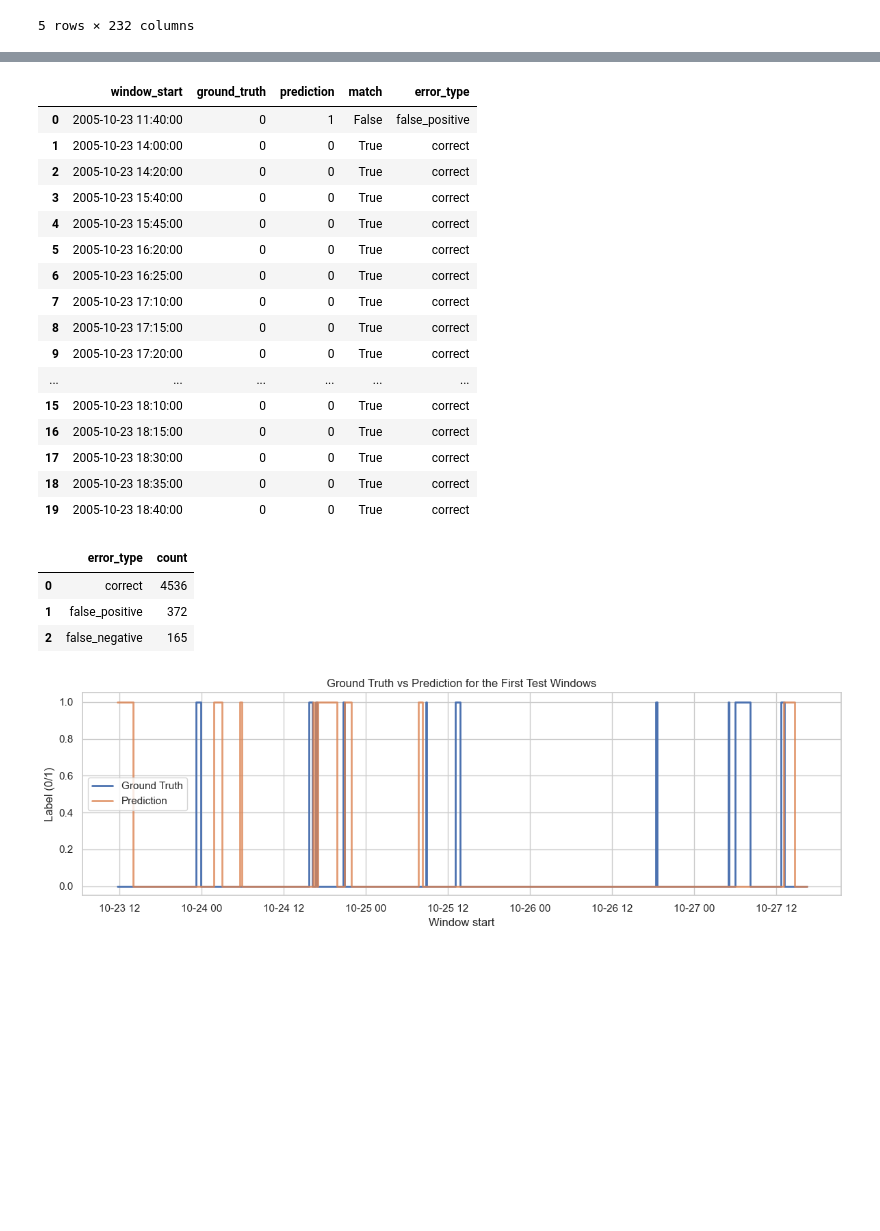
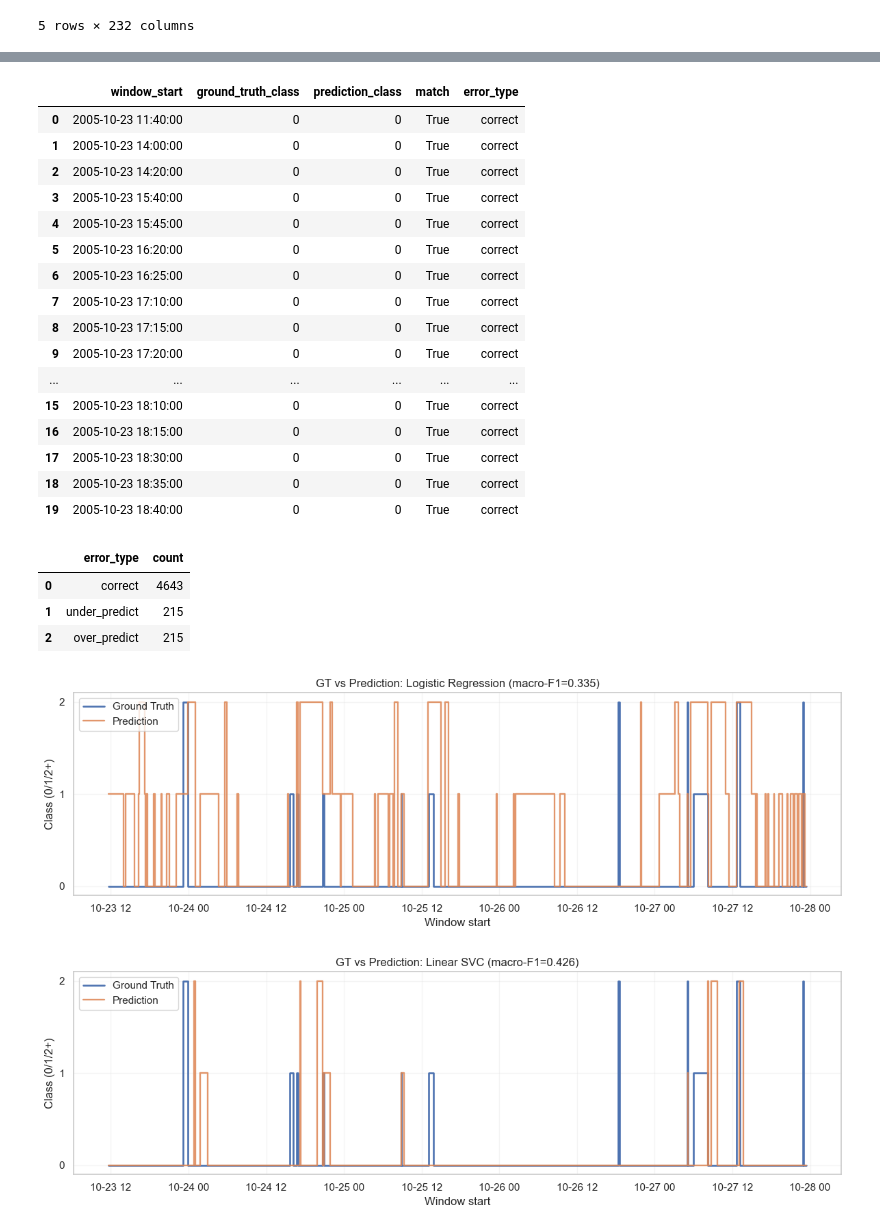
Before and after one commit to sidqian123/log-ml, a Jupyter notebook: notebooks/05_bgl_window_classification.ipynb, the cells around one changed output, grey strips where cells are left out. Saved outputs shown, nothing was run; the diff lists cells and outputs as text; code cells hidden in the pictures; blank space fills up the shorter version.

```diff
--- a/notebooks/05_bgl_window_classification.ipynb
+++ b/notebooks/05_bgl_window_classification.ipynb
@@ -576,50 +537,81 @@ weighted avg     0.9241    0.9085    0.9158      5073
 # %%
 comparison_df = pd.DataFrame({
     'window_start': test_df['window_start'].values,
-    'ground_truth': y_test.to_numpy(),
-    'prediction': best_pred,
+    'ground_truth_class': y_test_mc.to_numpy(),
+    'prediction_class': best_pred,
 })
-comparison_df['match'] = comparison_df['ground_truth'] == comparison_df['prediction']
+comparison_df['match'] = comparison_df['ground_truth_class'] == comparison_df['prediction_class']
 comparison_df['error_type'] = np.where(
     comparison_df['match'],
     'correct',
-    np.where(comparison_df['ground_truth'] == 1, 'false_negative', 'false_positive')
+    np.where(
+        comparison_df['prediction_class'] < comparison_df['ground_truth_class'],
+        'under_predict',
+        'over_predict',
+    ),
 )
 
 display(comparison_df.head(20))
 display(comparison_df['error_type'].value_counts().rename_axis('error_type').reset_index(name='count'))
 
-plot_n = min(250, len(comparison_df))
-plot_df = comparison_df.iloc[:plot_n].copy()
-plt.figure(figsize=(12, 4))
-plt.step(plot_df['window_start'], plot_df['ground_truth'], where='post', label='Ground Truth', linewidth=2)
-plt.step(plot_df['window_start'], plot_df['prediction'], where='post', label='Prediction', linewidth=2, alpha=0.8)
-plt.title('Ground Truth vs Prediction for the First Test Windows')
-plt.xlabel('Window start')
-plt.ylabel('Label (0/1)')
-plt.legend()
-plt.tight_layout()
-plt.show()
+plot_n = min(300, len(comparison_df))
+
+# Separate GT vs prediction plot for each model.
+model_order = list(models.keys())
+metric_map = results_df.set_index('model')['macro_f1'].to_dict()
+
+for name in model_order:
+    model_plot_df = pd.DataFrame({
+        'window_start': test_df['window_start'].values,
+        'ground_truth_class': y_test_mc.to_numpy(),
+        'prediction_class': predictions[name],
+    }).iloc[:plot_n].copy()
+
+    plt.figure(figsize=(12, 4))
+    plt.step(
+        model_plot_df['window_start'],
+        model_plot_df['ground_truth_class'],
+        where='post',
+        label='Ground Truth',
+        linewidth=1.9,
+    )
+    plt.step(
+        model_plot_df['window_start'],
+        model_plot_df['prediction_class'],
+        where='post',
+        label='Prediction',
+        linewidth=1.7,
+        alpha=0.85,
+    )
+    plt.title(f"GT vs Prediction: {name} (macro-F1={metric_map.get(name, np.nan):.3f})")
+    plt.xlabel('Window start')
+    plt.ylabel('Class (0/1/2+)')
+    plt.yticks([0, 1, 2])
+    plt.grid(alpha=0.2)
+    plt.legend()
+    plt.tight_layout()
+    plt.show()
 # %% [output]
-|  | window_start | ground_truth | prediction | match | error_type |
-| 0 | 2005-10-23 11:40:00 | 0 | 1 | False | false_positive |
+|  | window_start | ground_truth_class | prediction_class | match | error_type |
+| 0 | 2005-10-23 11:40:00 | 0 | 0 | True | correct |
 | 1 | 2005-10-23 14:00:00 | 0 | 0 | True | correct |
 | 2 | 2005-10-23 14:20:00 | 0 | 0 | True | correct |
 | 3 | 2005-10-23 15:40:00 | 0 | 0 | True | correct |
 | 4 | 2005-10-23 15:45:00 | 0 | 0 | True | correct |
 | 5 | 2005-10-23 16:20:00 | 0 | 0 | True | correct |
 | 6 | 2005-10-23 16:25:00 | 0 | 0 | True | correct |
 | 7 | 2005-10-23 17:10:00 | 0 | 0 | True | correct |
 | 8 | 2005-10-23 17:15:00 | 0 | 0 | True | correct |
 | 9 | 2005-10-23 17:20:00 | 0 | 0 | True | correct |
 | ... | ... | ... | ... | ... | ... |
 | 15 | 2005-10-23 18:10:00 | 0 | 0 | True | correct |
 | 16 | 2005-10-23 18:15:00 | 0 | 0 | True | correct |
 | 17 | 2005-10-23 18:30:00 | 0 | 0 | True | correct |
 | 18 | 2005-10-23 18:35:00 | 0 | 0 | True | correct |
 | 19 | 2005-10-23 18:40:00 | 0 | 0 | True | correct |
 |  | error_type | count |
-| 0 | correct | 4536 |
-| 1 | false_positive | 372 |
-| 2 | false_negative | 165 |
+| 0 | correct | 4643 |
+| 1 | under_predict | 215 |
+| 2 | over_predict | 215 |
-[figure, old version]
+[figure, new version]
+[figure, added]
```
Also changed, not shown: parts of 12 cells of this notebook, 3 other files.
